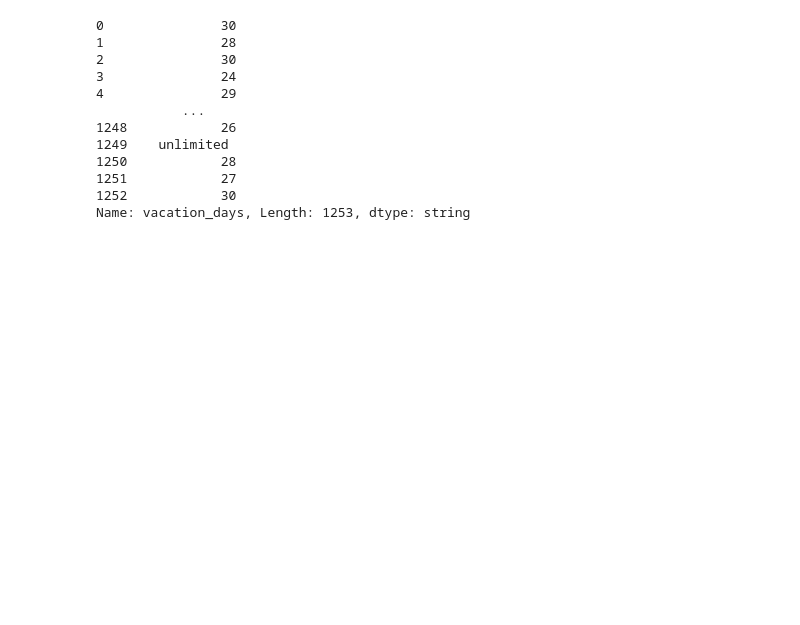
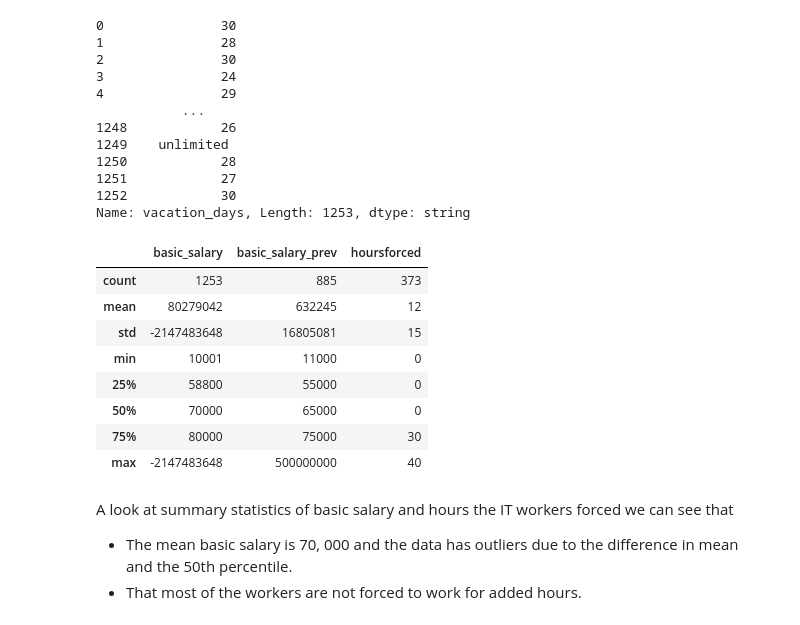
Before and after one commit to pexpeter/IT-Salary-Survey-EU-2020-Exploratory-Data-Analysis, a Jupyter notebook: EDA.ipynb, the cells around one changed output. Drawn from its saved outputs; the diff is of its cells as text; code cells hidden in the pictures; blank space fills up the shorter version.

```diff
--- a/EDA.ipynb
+++ b/EDA.ipynb
@@ -277,3 +278,19 @@ df1["vacation_days"].convert_dtypes(infer_objects=False)
 1251            27
 1252            30
 Name: vacation_days, Length: 1253, dtype: string
+# %%
+df1.select_dtypes("number").describe().astype(int).drop(columns="age")
+# %% [output]
+|  | basic_salary | basic_salary_prev | hoursforced |
+| count | 1253 | 885 | 373 |
+| mean | 80279042 | 632245 | 12 |
+| std | -2147483648 | 16805081 | 15 |
+| min | 10001 | 11000 | 0 |
+| 25% | 58800 | 55000 | 0 |
+| 50% | 70000 | 65000 | 0 |
+| 75% | 80000 | 75000 | 30 |
+| max | -2147483648 | 500000000 | 40 |
+# %% [markdown]
+A look at summary statistics of basic salary and hours the IT workers forced we can see that
+- The mean basic salary is 70, 000 and the data has outliers due to the difference in mean and the 50th percentile.
+- That most of the workers are not forced to work for added hours.
```
Also changed, not shown: parts of 2 cells of this notebook.
